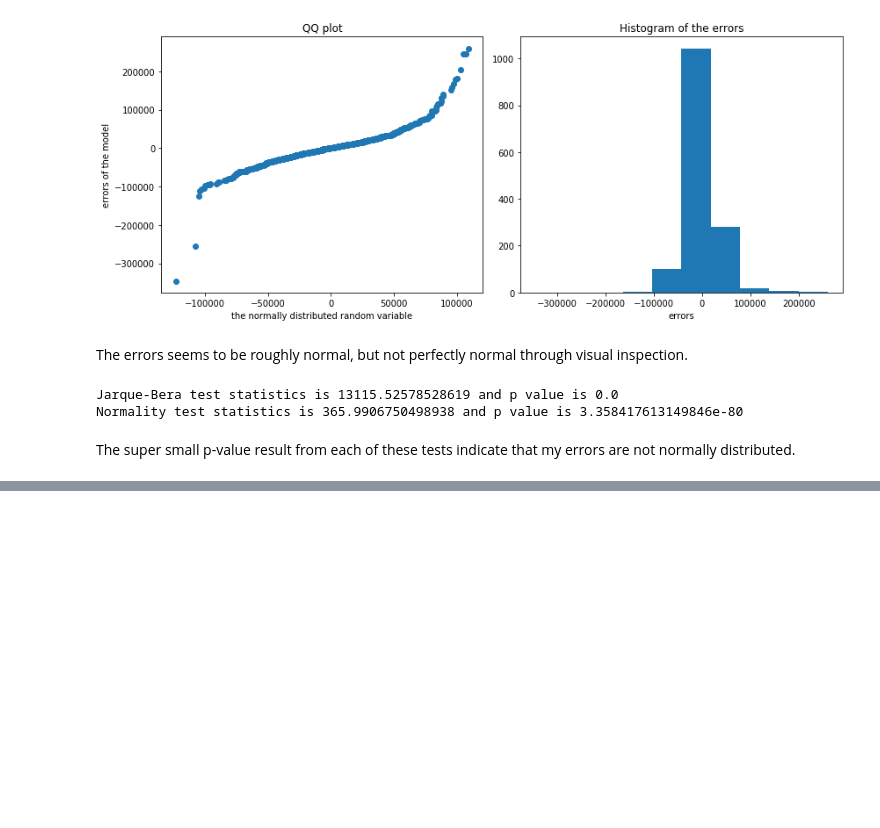
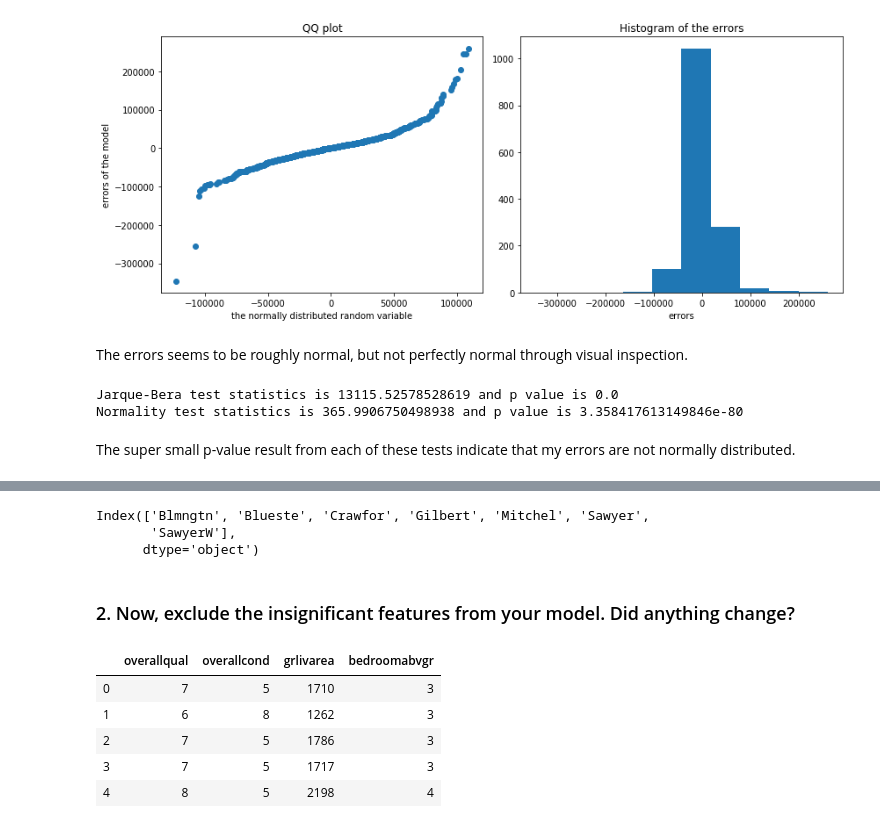
Before and after one commit to mrkjhsn/Thinkful-Exercises, a Jupyter notebook: linear_regression_housing_prices.ipynb, the cells around one changed output, grey strips where cells are left out. Drawn from its saved outputs; the diff is of its cells as text; code cells hidden in the pictures; blank space fills up the shorter version.

```diff
--- a/linear_regression_housing_prices.ipynb
+++ b/linear_regression_housing_prices.ipynb
@@ -456,0 +488,21 @@ The super small p-value result from each of these tests indicate that my errors
+# %%
+# identify features with p-values
+# indicating that the feature is significant
+# 'results' is an output from statsmodels above
+
+results.pvalues[round(results.pvalues, 2) > .1].index
+# %% [output]
+Index(['Blmngtn', 'Blueste', 'Crawfor', 'Gilbert', 'Mitchel', 'Sawyer',
+       'SawyerW'],
+      dtype='object')
+# %% [markdown]
+### 2. Now, exclude the insignificant features from your model. Did anything change?
+# %%
+house_features.head()
+# %% [output]
+|  | overallqual | overallcond | grlivarea | bedroomabvgr |
+| 0 | 7 | 5 | 1710 | 3 |
+| 1 | 6 | 8 | 1262 | 3 |
+| 2 | 7 | 5 | 1786 | 3 |
+| 3 | 7 | 5 | 1717 | 3 |
+| 4 | 8 | 5 | 2198 | 4 |
```
Also changed, not shown: parts of 18 cells of this notebook.
